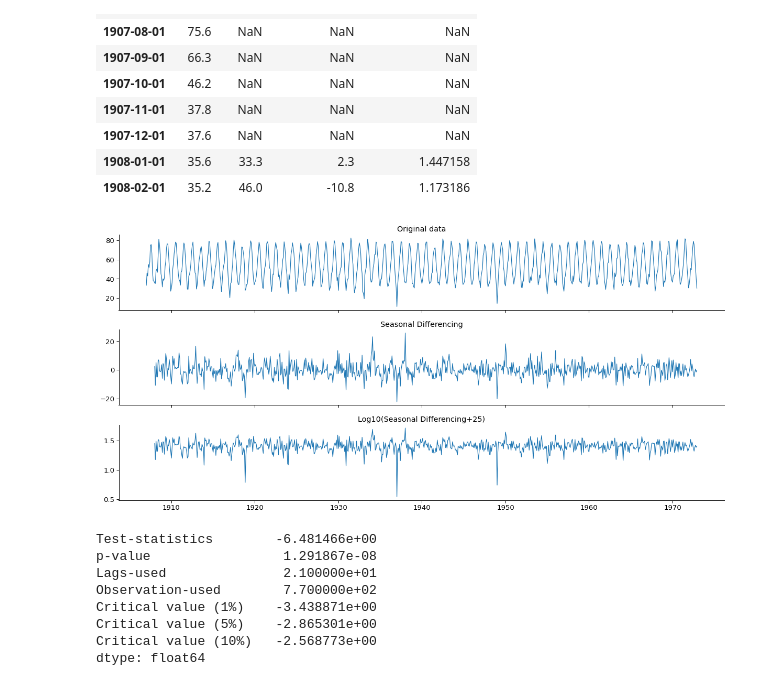
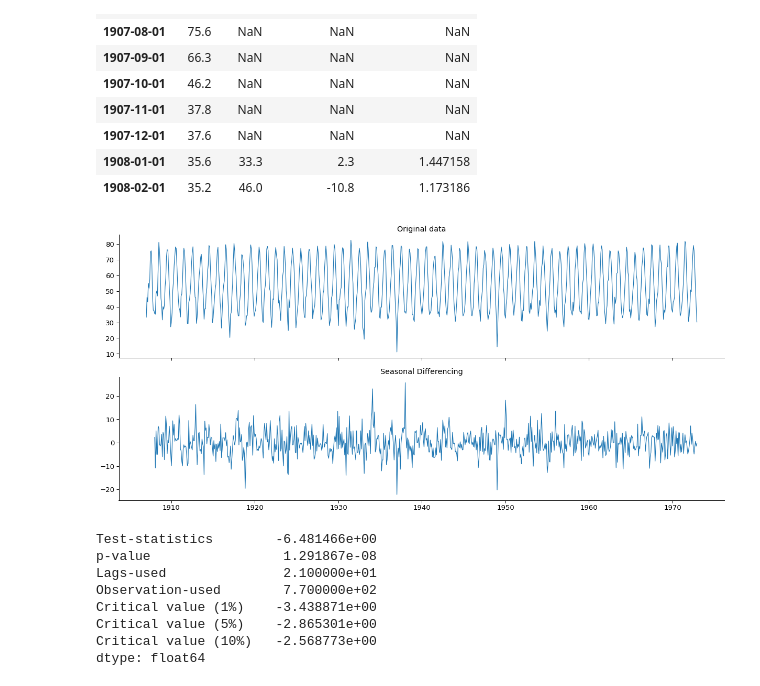
Before and after one commit to razielar/coursera_time_series_forecasting, a Jupyter notebook: time_series_analysis/week_3/2_arima_sarima_models/2_sarima.model.ipynb, the cells around one changed output. Saved outputs shown, nothing was run; the diff lists cells and outputs as text; code cells hidden in the pictures.

```diff
--- a/time_series_analysis/week_3/2_arima_sarima_models/2_sarima.model.ipynb
+++ b/time_series_analysis/week_3/2_arima_sarima_models/2_sarima.model.ipynb
@@ -20,12 +20,5 @@ import pmdarima as pm #help us to select p,d,q
 from statsmodels.tsa.statespace.sarimax import SARIMAX
 from dateutil.relativedelta import relativedelta
 from sklearn.metrics import mean_squared_error
-from sklearn.model_selection import TimeSeriesSplit
-# pd.options.display.float_format = '{:,.6f}'.format
-sns.set_context("paper", font_scale= 1.5)
-plt.rcParams['axes.spines.right']= False
-plt.rcParams['axes.spines.top']= False
-plotsize = (13, 5)
-plt.rcParams['figure.figsize']= plotsize
 # %% [output]
 /home/razielar/miniconda3/envs/time-series/bin/python
@@ -104,8 +98,13 @@ plt.show()
 # %% [output]
 [figure]
 # %%
-sns.violinplot(x= monthly_temp.index.month, y= monthly_temp.temp)
-plt.show()
-# sns.boxplot(x= monthly_temp.index.month, y= monthly_temp.temp)
-# plt.show()
+image_folder= "../../../plots/time_series_analysis/"
+plot_name= "seasonal.analysis.png"
+
+violin_plot= sns.violinplot(x= monthly_temp.index.month, y= monthly_temp.temp)
+violin_plot.set_xlabel("Months")
+violin_plot.set_ylabel("Tempeture")
+violin_plot.set_title("Simple seasonal analysis")
+fig= violin_plot.get_figure()
+fig.savefig(image_folder+plot_name, transparent= True, bbox_inches= 'tight')
 # %% [output]
@@ -169,21 +168,24 @@ display(monthly_temp.head(14))
 | 1908-01-01 | 35.6 | 33.3 | 2.3 | 1.447158 |
 | 1908-02-01 | 35.2 | 46.0 | -10.8 | 1.173186 |
 # %%
-fig, axes = plt.subplots(3,1, figsize= (17,8), sharex= True)
+plot_name= "seasonal.differencing.png"
+
+fig, axes = plt.subplots(2,1, figsize= (17,8), sharex= True)
 
 axes[0].plot(monthly_temp.temp)
 axes[0].set_title("Original data")
 
 axes[1].plot(monthly_temp.seasonal_diff)
 axes[1].set_title("Seasonal Differencing")
 
-axes[2].plot(monthly_temp.seasonal_diff_log)
-axes[2].set_title("Log10(Seasonal Differencing+25)")
+# axes[2].plot(monthly_temp.seasonal_diff_log)
+# axes[2].set_title("Log10(Seasonal Differencing+25)")
 
 plt.tight_layout()
+plt.savefig(image_folder+plot_name, transparent= True)
 plt.show()
 # %% [output]
-[figure, old version]
+[figure, new version]
 # %%
 def dickey_fuller_test(timeseries):
     """
```
Also changed, not shown: parts of 16 cells of this notebook, 9 other files.
